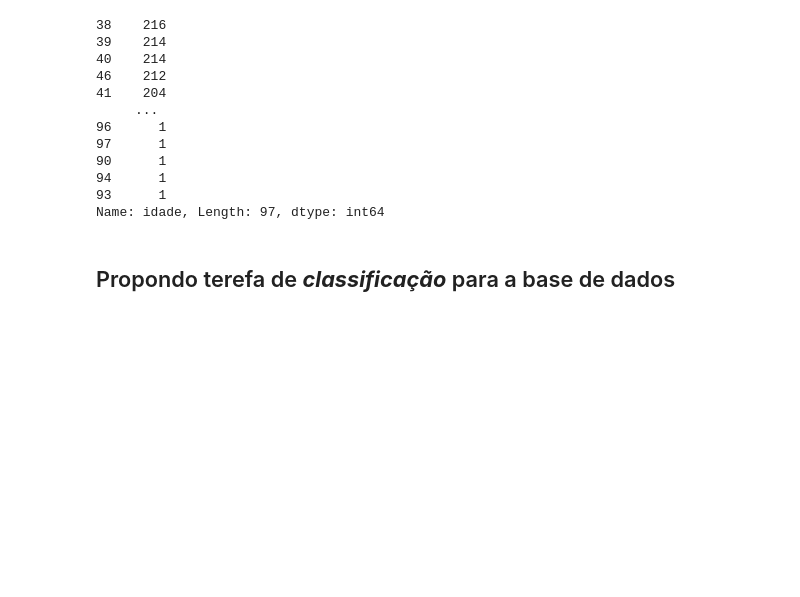
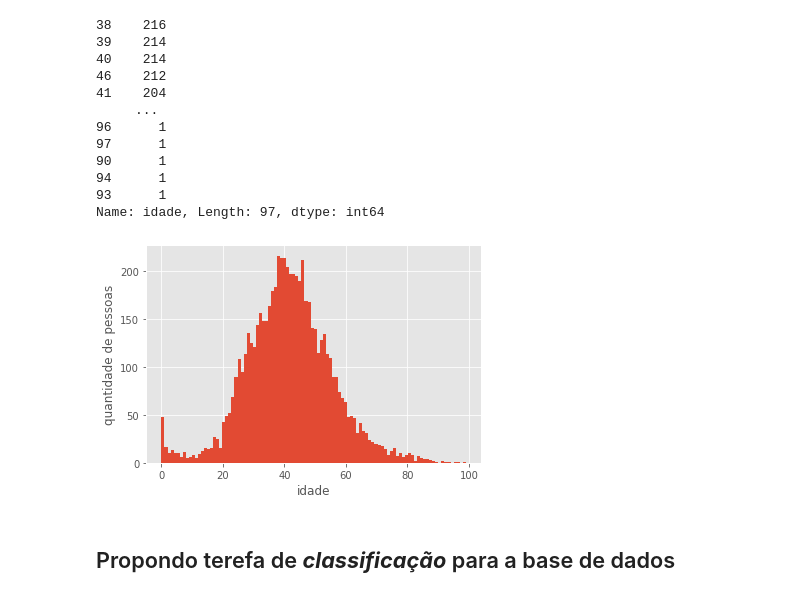
Before and after one commit to JaksonProtazio/Analise-COVID19-PP1-RNA2020.1, a Jupyter notebook: tipos_de_tarefa.ipynb, the cells around one changed output. Saved outputs shown, nothing was run; the diff lists cells and outputs as text; code cells hidden in the pictures; blank space fills up the shorter version.

```diff
--- a/tipos_de_tarefa.ipynb
+++ b/tipos_de_tarefa.ipynb
@@ -80,6 +110,13 @@ df_dataset.idade.value_counts()
 94      1
 93      1
 Name: idade, Length: 97, dtype: int64
+# %%
+x = df_dataset.idade.values
+plt.hist(x, density=False, bins=100)  # `density=False` would make counts
+plt.ylabel('quantidade de pessoas')
+plt.xlabel('idade');
+# %% [output]
+[figure, added]
 # %% [markdown]
 ## Propondo terefa de ***classificação*** para a base de dados
 # %% [markdown]
```
Also changed, not shown: parts of 11 cells of this notebook.
